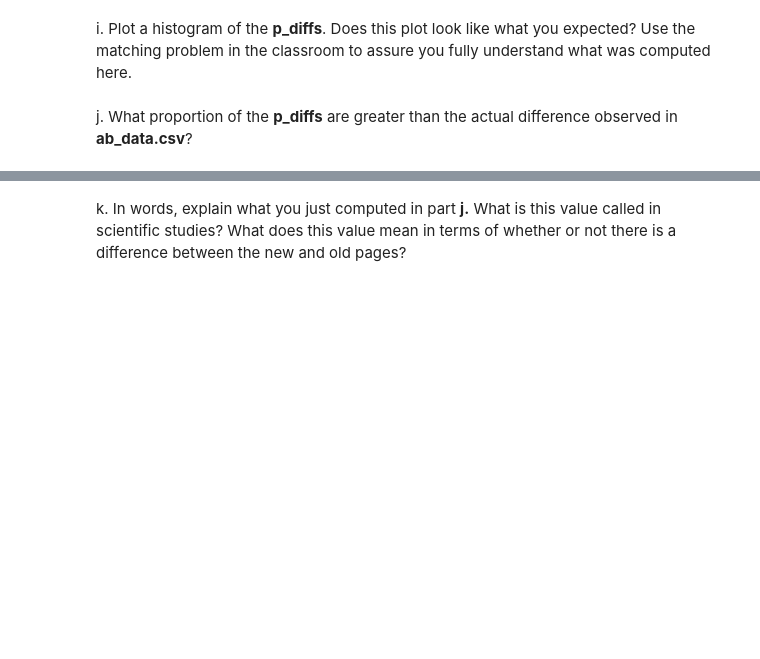
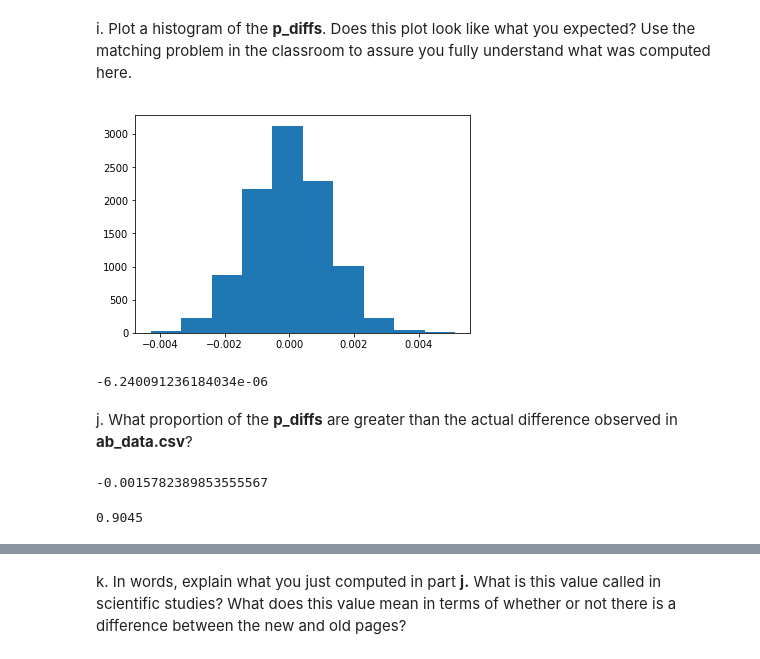
Before and after one commit to FedericoFin/AB-Test-analysis, a Jupyter notebook: Analyze_ab_test_results_notebook.ipynb, the cells around one changed output, grey strips where cells are left out. Drawn from its saved outputs; the diff is of its cells as text; code cells hidden in the pictures; blank space fills up the shorter version.

```diff
--- a/Analyze_ab_test_results_notebook.ipynb
+++ b/Analyze_ab_test_results_notebook.ipynb
@@ -165,2 +190,5 @@ a. What is the **convert rate** for $p_{new}$ under the null?
 # %% [markdown]
 b. What is the **convert rate** for $p_{old}$ under the null? <br><br>
+# %%
+p_old = df2['converted'].mean()
+p_old
@@ -167,2 +197,5 @@ b. What is the **convert rate** for $p_{old}$ under the null? <br><br>
 # %% [markdown]
 c. What is $n_{new}$?
+# %%
+n_new = len(df2.query('landing_page=="new_page"'))
+n_new
@@ -169,2 +204,5 @@ c. What is $n_{new}$?
 # %% [markdown]
 d. What is $n_{old}$?
+# %%
+n_old = len(df2.query('landing_page=="old_page"'))
+n_old
@@ -177,6 +231,32 @@ g. Find $p_{new}$ - $p_{old}$ for your simulated values from part (e) and (f).
 # %% [markdown]
 h. Simulate 10,000 $p_{new}$ - $p_{old}$ values using this same process similarly to the one you calculated in parts **a. through g.** above.  Store all 10,000 values in a numpy array called **p_diffs**.
+# %%
+p_diffs = []
+
+for i in range(10000):
+    new_iter = np.random.choice([0,1], size=n_new, p=[(1-p_new), p_new]).mean()
+    old_iter = np.random.choice([0,1], size=n_old, p=[(1-p_old), p_old]).mean()
+    p_diffs.append(new_iter-old_iter)
+
+p_diffs = np.array(p_diffs)
 # %% [markdown]
 i. Plot a histogram of the **p_diffs**.  Does this plot look like what you expected?  Use the matching problem in the classroom to assure you fully understand what was computed here.
+# %%
+plt.hist(p_diffs);
+# %% [output]
+[figure, added]
+# %%
+p_diffs.mean()
+# %% [output]
+-6.240091236184034e-06
 # %% [markdown]
 j. What proportion of the **p_diffs** are greater than the actual difference observed in **ab_data.csv**?
+# %%
+conv_diff = exper_conv-control_conv
+conv_diff
+# %% [output]
+-0.0015782389853555567
+# %%
+(p_diffs>conv_diff).mean()
+# %% [output]
+0.9045
```
Also changed, not shown: parts of 23 cells of this notebook.
